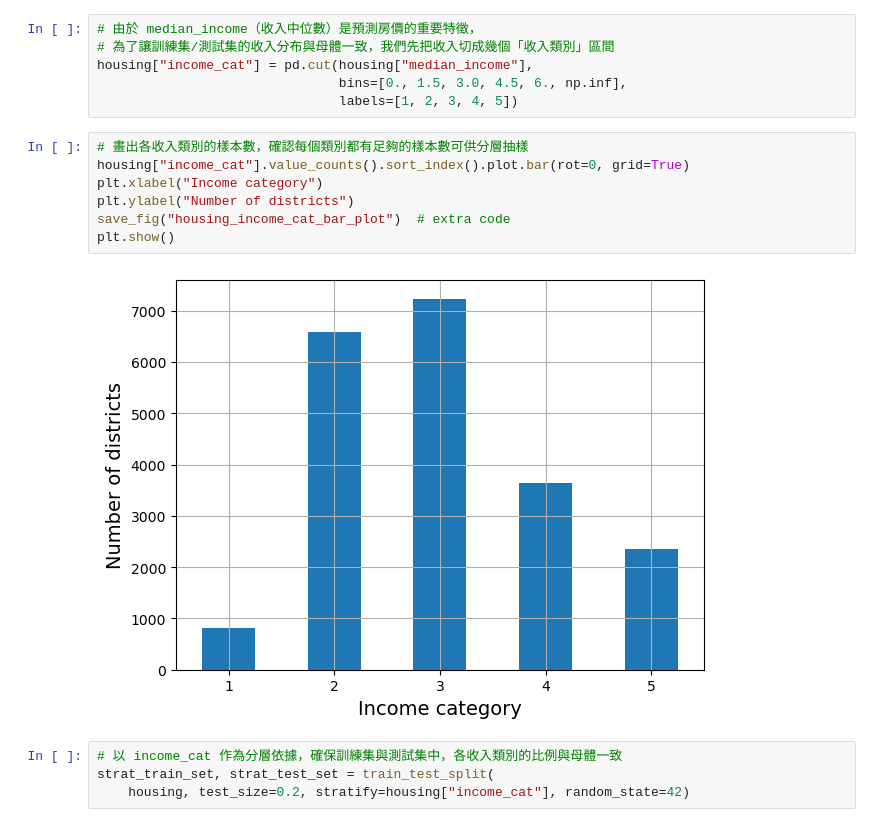
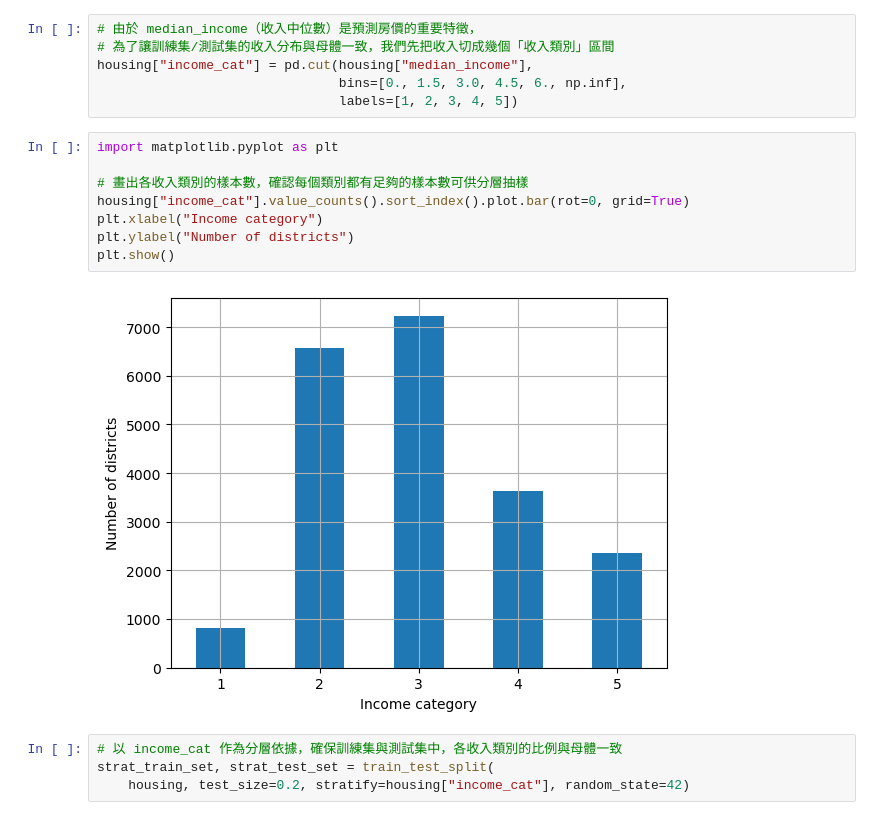
Before and after one commit to hanchen92/THU-STAT-BigData-115-1-6200, a Jupyter notebook: 02_end_to_end_machine_learning_project_zh.ipynb, the cells around one changed output. Saved outputs shown, nothing was run; the diff lists cells and outputs as text.

```diff
--- a/02_end_to_end_machine_learning_project_zh.ipynb
+++ b/02_end_to_end_machine_learning_project_zh.ipynb
@@ -145,14 +118,15 @@ housing["income_cat"] = pd.cut(housing["median_income"],
                                bins=[0., 1.5, 3.0, 4.5, 6., np.inf],
                                labels=[1, 2, 3, 4, 5])
 # %%
+import matplotlib.pyplot as plt
+
 # 畫出各收入類別的樣本數，確認每個類別都有足夠的樣本數可供分層抽樣
 housing["income_cat"].value_counts().sort_index().plot.bar(rot=0, grid=True)
 plt.xlabel("Income category")
 plt.ylabel("Number of districts")
-save_fig("housing_income_cat_bar_plot")  # extra code
 plt.show()
 # %% [output]
-[figure, old version]
+[figure, new version]
 # %%
 # 以 income_cat 作為分層依據，確保訓練集與測試集中，各收入類別的比例與母體一致
 strat_train_set, strat_test_set = train_test_split(
```
Also changed, not shown: parts of 39 cells of this notebook, 1 other file.
